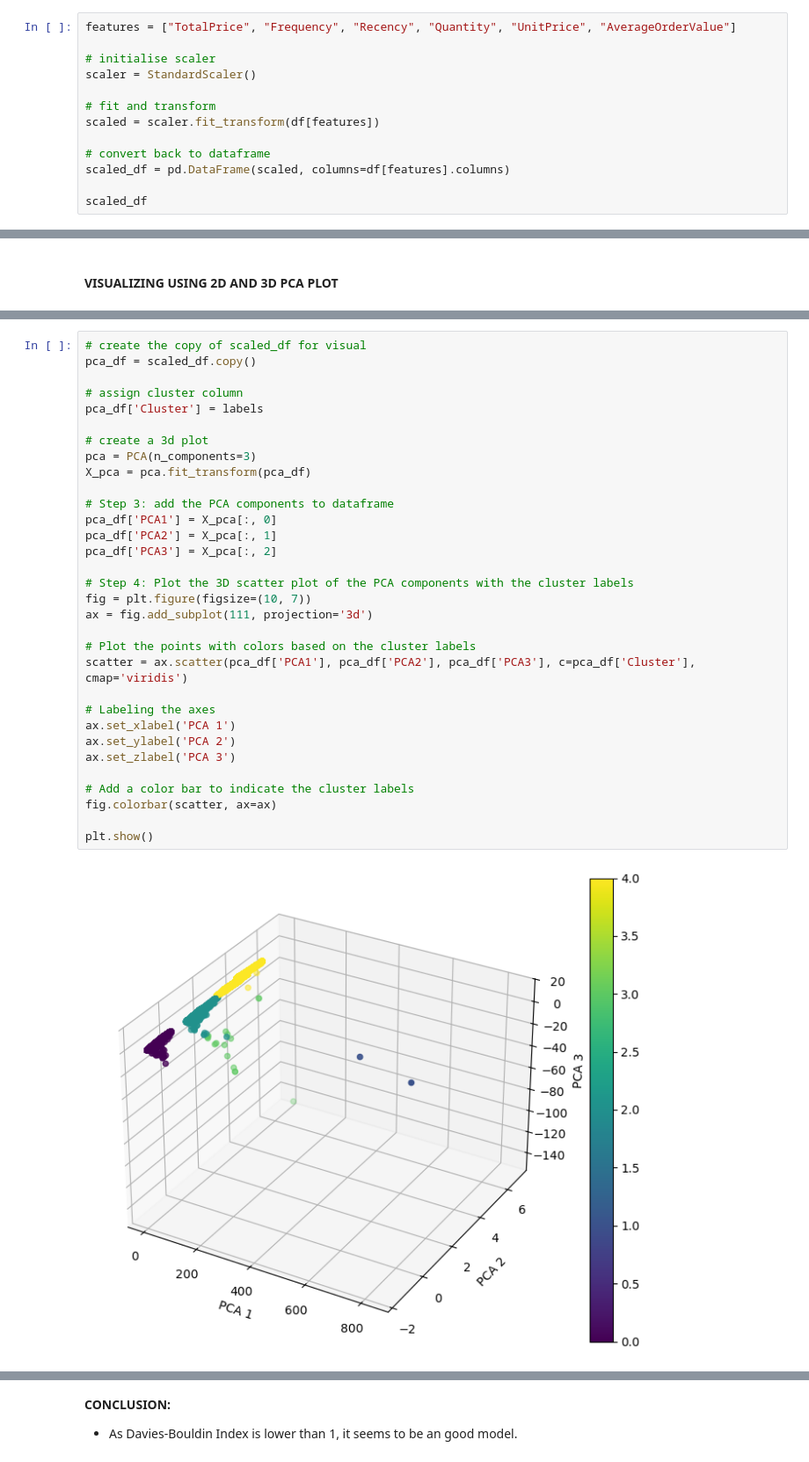
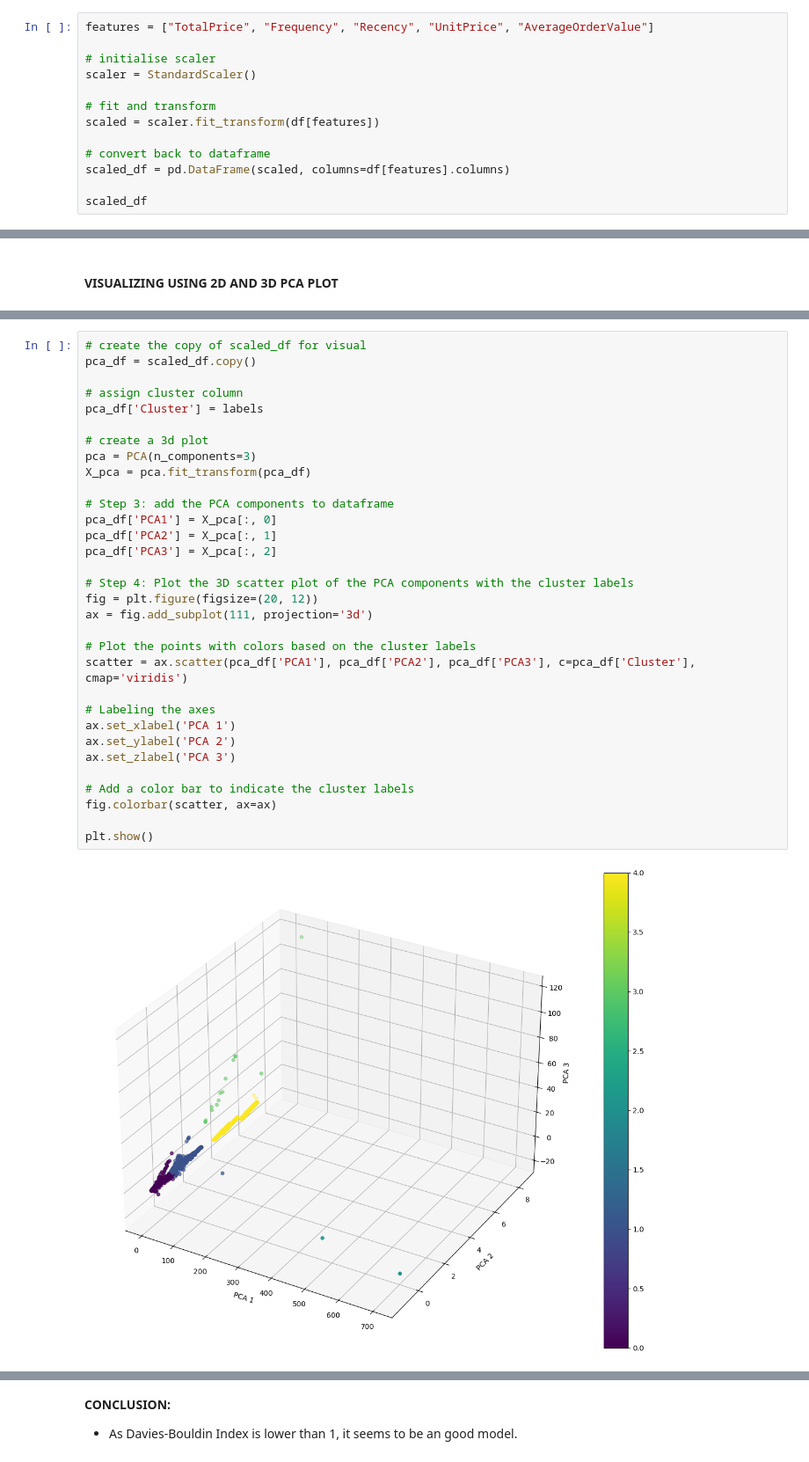
Before and after one commit to Pronob17/Customer_segmentation_using_K_means_clustering, a Jupyter notebook: Customer_Segmentation_with_K_Means_Clustering.ipynb, the cells around one changed output, grey strips where cells are left out. Shown: that part at 88% size. Saved outputs shown, nothing was run; the diff lists cells and outputs as text.

```diff
--- a/Customer_Segmentation_with_K_Means_Clustering.ipynb
+++ b/Customer_Segmentation_with_K_Means_Clustering.ipynb
@@ -586,5 +651,5 @@ memory usage: 36.0+ MB
 # %%
-features = ["TotalPrice", "Frequency", "Recency", "Quantity", "UnitPrice", "AverageOrderValue"]
+features = ["TotalPrice", "Frequency", "Recency", "UnitPrice", "AverageOrderValue"]
 
 # initialise scaler
 scaler = StandardScaler()
@@ -687,32 +758,32 @@ plt.show()
 pca_df = scaled_df.copy()
 
 # assign cluster column
 pca_df['Cluster'] = labels
 
 # create a 3d plot
 pca = PCA(n_components=3)
 X_pca = pca.fit_transform(pca_df)
 
 # Step 3: add the PCA components to dataframe
 pca_df['PCA1'] = X_pca[:, 0]
 pca_df['PCA2'] = X_pca[:, 1]
 pca_df['PCA3'] = X_pca[:, 2]
 
 # Step 4: Plot the 3D scatter plot of the PCA components with the cluster labels
-fig = plt.figure(figsize=(10, 7))
+fig = plt.figure(figsize=(20, 12))
 ax = fig.add_subplot(111, projection='3d')
 
 # Plot the points with colors based on the cluster labels
 scatter = ax.scatter(pca_df['PCA1'], pca_df['PCA2'], pca_df['PCA3'], c=pca_df['Cluster'], cmap='viridis')
 
 # Labeling the axes
 ax.set_xlabel('PCA 1')
 ax.set_ylabel('PCA 2')
 ax.set_zlabel('PCA 3')
 
 # Add a color bar to indicate the cluster labels
 fig.colorbar(scatter, ax=ax)
 
 plt.show()
 # %% [output]
-[figure, old version]
+[figure, new version]
```
Also changed, not shown: parts of 42 cells of this notebook.
